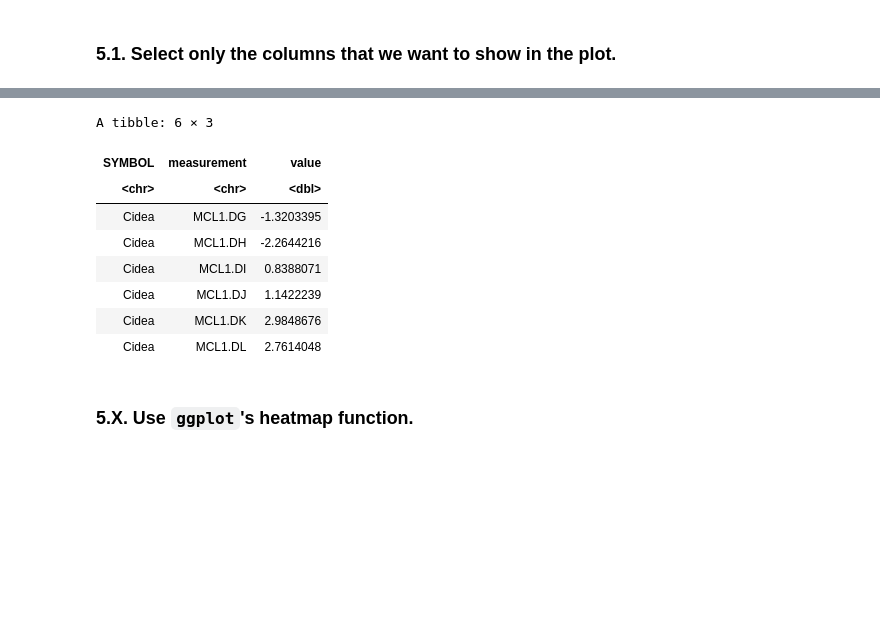
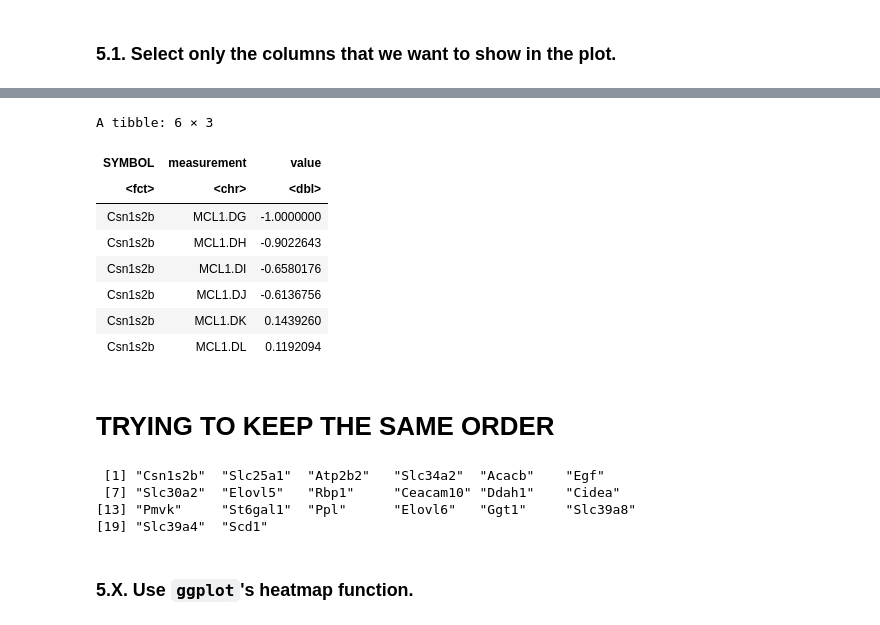
Before and after one commit to ageller/RCS_genomics_visualization, a Jupyter notebook: heatmap_r.ipynb, the cells around one changed output, grey strips where cells are left out. Saved outputs shown, nothing was run; the diff lists cells and outputs as text; code cells hidden in the pictures; blank space fills up the shorter version.

````diff
--- a/heatmap_r.ipynb
+++ b/heatmap_r.ipynb
@@ -88,4 +88,4 @@ A data.frame: 20 × 8
 # %%
-normalized_counts = read.table('data/heatmap/limma-voom_normalised_counts.tsv', sep='\t', header=TRUE)
+normalized_counts = read.delim('data/heatmap/limma-voom_normalised_counts.tsv', sep='\t', header=TRUE)
 head(normalized_counts)
 # %% [output]
@@ -107,6 +103,8 @@ A data.frame: 6 × 15
 
 We will use ```merge``` with the ```ENTREZID``` column.
 # %%
-DE_results_sig_counts <- merge(DE_results_sig, normalized_counts, by = 'ENTREZID', suffixes = c('','_counts'))
-names(DE_results_sig_counts)
+DE_results_sig$id <- 1:nrow(DE_results_sig) # so that we can keep the same order (for the plot as well)
+DE_results_sig_counts <- merge(DE_results_sig, normalized_counts, by = 'ENTREZID', suffixes = c('','_counts'), all.x = TRUE)
+DE_results_sig_counts <- DE_results_sig_counts[order(DE_results_sig_counts$id), ]
+DE_results_sig_counts
 # %% [output]
@@ -158,0 +172,4 @@ A data.frame: 15 × 13
+# %%
+row.names(df) <- df$SYMBOL
+df <- subset(df, select = -c(SYMBOL) ) # remove the SYMBOL column so that it isn't repeated
+df
@@ -158,0 +202,23 @@ A data.frame: 15 × 13
+# %%
+# this will be easier if we transpose the dataframe first
+
+# transpose data frame
+tmp <- transpose(df)
+
+# redefine row and column names
+rownames(tmp) <- colnames(df)
+colnames(tmp) <- rownames(df)
+
+# rescale each column
+for(i in 1:ncol(tmp)) {
+    c <- colnames(tmp)[i]
+    data <- tmp[c]
+    norm <- 2.*(data - min(data))/(max(data) - min(data)) - 1
+    tmp[c] <- norm
+}
+
+df <- transpose(tmp)
+# redefine row and column names
+rownames(df) <- colnames(tmp)
+colnames(df) <- rownames(tmp)
+df
@@ -159,22 +245,34 @@ A data.frame: 15 × 13
 # %%
 # prepare data for ggplot
+df$SYMBOL <- rownames(df) # add back the SYMBOL column (but only if you removed it above during rescaling)
 df_long <- pivot_longer(
     data = df,
     cols = -c(SYMBOL),
     names_to = "measurement",
     values_to = "value"
 )
+
+df_long$SYMBOL <- factor(df_long$SYMBOL, levels = unique(as.character(df_long$SYMBOL)))
 head(df_long)
 # %% [output]
 A tibble: 6 × 3
 | SYMBOL | measurement | value |
-| <chr> | <chr> | <dbl> |
-| Cidea | MCL1.DG | -1.3203395 |
-| Cidea | MCL1.DH | -2.2644216 |
-| Cidea | MCL1.DI | 0.8388071 |
-| Cidea | MCL1.DJ | 1.1422239 |
-| Cidea | MCL1.DK | 2.9848676 |
-| Cidea | MCL1.DL | 2.7614048 |
+| <fct> | <chr> | <dbl> |
+| Csn1s2b | MCL1.DG | -1.0000000 |
+| Csn1s2b | MCL1.DH | -0.9022643 |
+| Csn1s2b | MCL1.DI | -0.6580176 |
+| Csn1s2b | MCL1.DJ | -0.6136756 |
+| Csn1s2b | MCL1.DK | 0.1439260 |
+| Csn1s2b | MCL1.DL | 0.1192094 |
+# %% [markdown]
+# TRYING TO KEEP THE SAME ORDER
+# %%
+unique(as.character(df_long$SYMBOL))
+# %% [output]
+ [1] "Csn1s2b"  "Slc25a1"  "Atp2b2"   "Slc34a2"  "Acacb"    "Egf"
+ [7] "Slc30a2"  "Elovl5"   "Rbp1"     "Ceacam10" "Ddah1"    "Cidea"
+[13] "Pmvk"     "St6gal1"  "Ppl"      "Elovl6"   "Ggt1"     "Slc39a8"
+[19] "Slc39a4"  "Scd1"
 # %% [markdown]
 ### 5.X. Use ```ggplot```'s heatmap function.
 # %%
````
Also changed, not shown: parts of 18 cells of this notebook, 2 other files.
